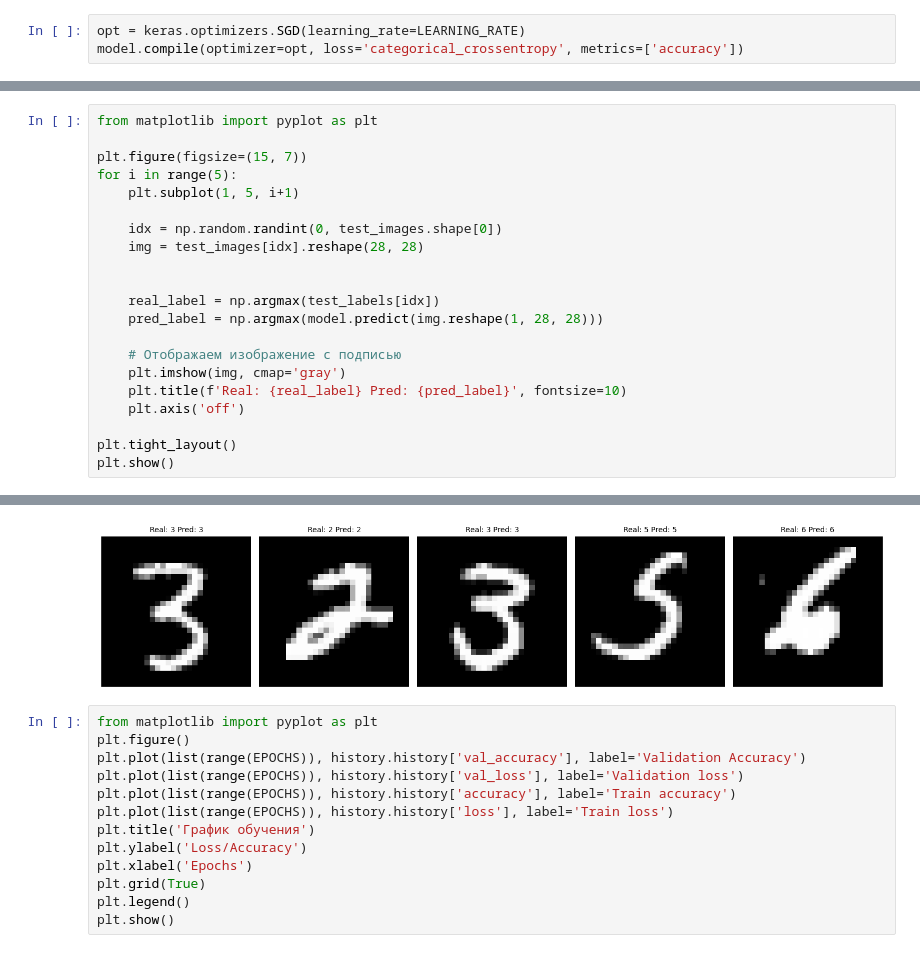
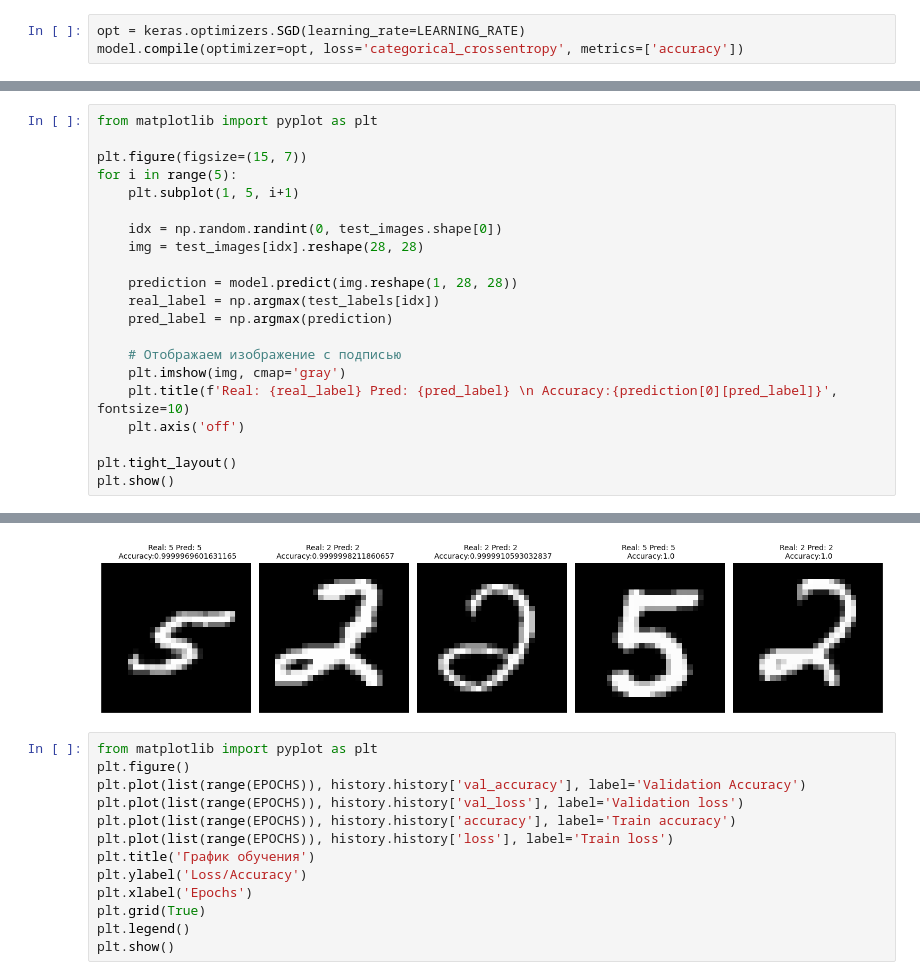
Before and after one commit to MadRock33/Khokhlov_Dimitrii_20221_24, a Jupyter notebook: AI/P.7/main.ipynb, the cells around one changed output, grey strips where cells are left out. Saved outputs shown, nothing was run; the diff lists cells and outputs as text.

```diff
--- a/AI/P.7/main.ipynb
+++ b/AI/P.7/main.ipynb
@@ -205,13 +206,13 @@ for i in range(5):
     idx = np.random.randint(0, test_images.shape[0])
     img = test_images[idx].reshape(28, 28)
 
-
+    prediction = model.predict(img.reshape(1, 28, 28))
     real_label = np.argmax(test_labels[idx])
-    pred_label = np.argmax(model.predict(img.reshape(1, 28, 28)))
+    pred_label = np.argmax(prediction)
 
     # Отображаем изображение с подписью
     plt.imshow(img, cmap='gray')
-    plt.title(f'Real: {real_label} Pred: {pred_label}', fontsize=10)
+    plt.title(f'Real: {real_label} Pred: {pred_label} \n Accuracy:{prediction[0][pred_label]}', fontsize=10)
     plt.axis('off')
 
 plt.tight_layout()
@@ -225,4 +226,4 @@ plt.show()
-[figure, old version]
+[figure, new version]
 # %%
 from matplotlib import pyplot as plt
 plt.figure()
```
Also changed, not shown: parts of 4 cells of this notebook, 31 other files.
